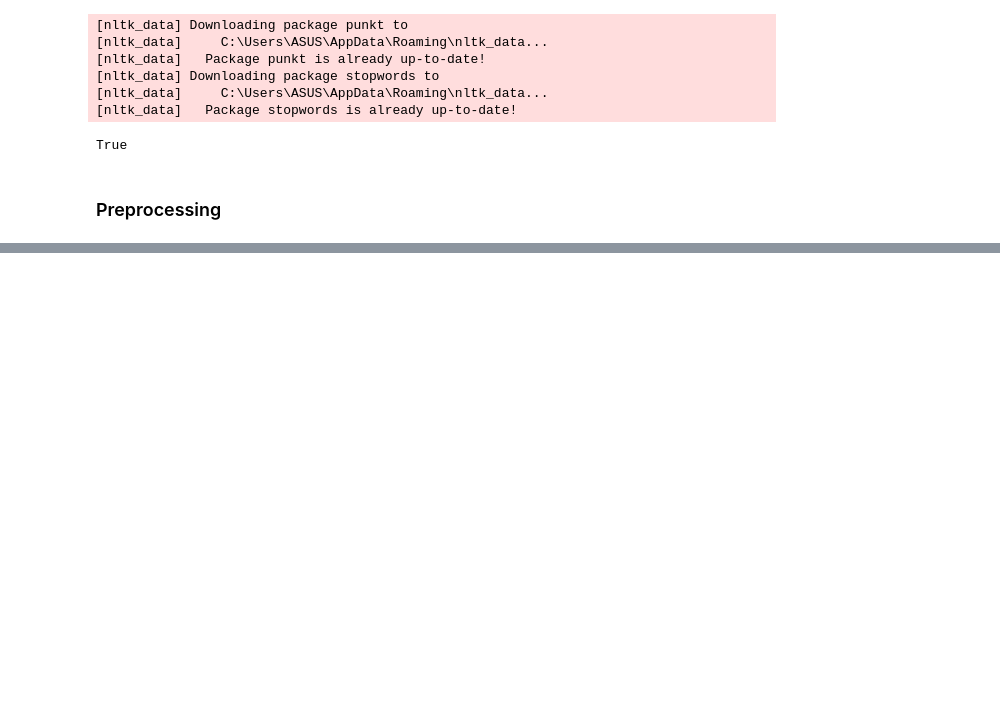
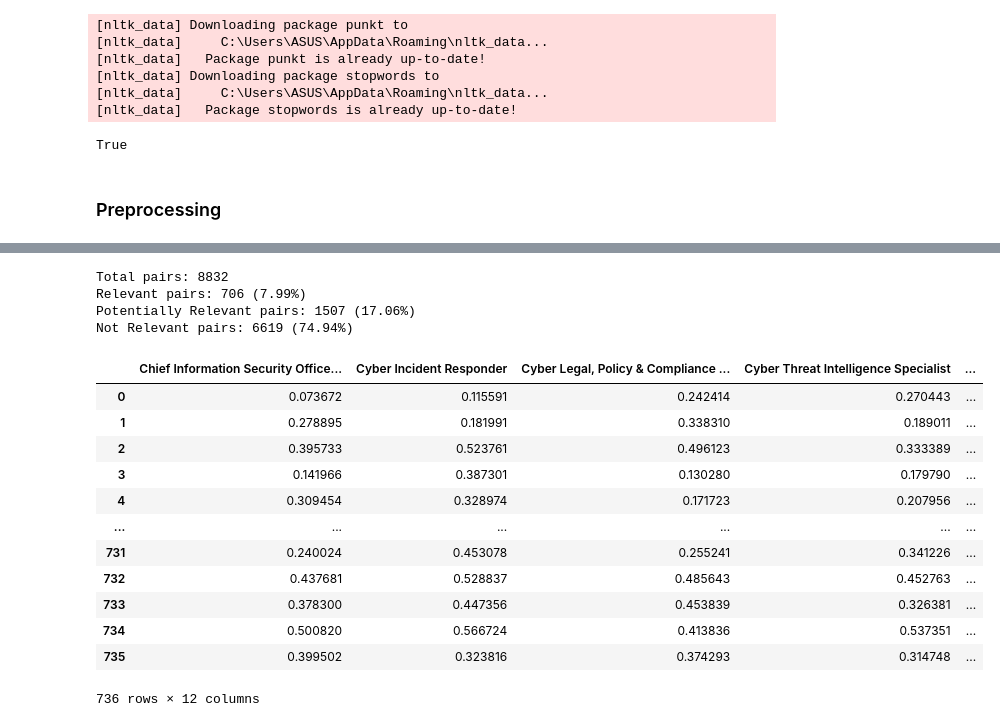
Before and after one commit to enzeeeh/ds-project, a Jupyter notebook: ds-lab2/main/main.ipynb, the cells around one changed output, grey strips where cells are left out. Drawn from its saved outputs; the diff is of its cells as text; code cells hidden in the pictures; blank space fills up the shorter version.

```diff
--- a/ds-lab2/main/main.ipynb
+++ b/ds-lab2/main/main.ipynb
@@ -383,0 +480,31 @@ Number of courses not aligned with any skill roles: 312
+# %%
+total_pairs = len(similarity_scores)
+relevant_count = (plot_df['Relevance Category'] == 'Relevant').sum()
+potentially_relevant_count = (plot_df['Relevance Category'] == 'Potentially Relevant').sum()
+not_relevant_count = (plot_df['Relevance Category'] == 'Not Relevant').sum()
+
+print(f"Total pairs: {total_pairs}")
+print(f"Relevant pairs: {relevant_count} ({relevant_count/total_pairs:.2%})")
+print(f"Potentially Relevant pairs: {potentially_relevant_count} ({potentially_relevant_count/total_pairs:.2%})")
+print(f"Not Relevant pairs: {not_relevant_count} ({not_relevant_count/total_pairs:.2%})")
+# %% [output]
+Total pairs: 8832
+Relevant pairs: 706 (7.99%)
+Potentially Relevant pairs: 1507 (17.06%)
+Not Relevant pairs: 6619 (74.94%)
+# %%
+similarity_df
+# %% [output]
+|  | Chief Information Security Office... | Cyber Incident Responder | Cyber Legal, Policy & Compliance ... | Cyber Threat Intelligence Specialist | ... |
+| 0 | 0.073672 | 0.115591 | 0.242414 | 0.270443 | ... |
+| 1 | 0.278895 | 0.181991 | 0.338310 | 0.189011 | ... |
+| 2 | 0.395733 | 0.523761 | 0.496123 | 0.333389 | ... |
+| 3 | 0.141966 | 0.387301 | 0.130280 | 0.179790 | ... |
+| 4 | 0.309454 | 0.328974 | 0.171723 | 0.207956 | ... |
+| ... | ... | ... | ... | ... | ... |
+| 731 | 0.240024 | 0.453078 | 0.255241 | 0.341226 | ... |
+| 732 | 0.437681 | 0.528837 | 0.485643 | 0.452763 | ... |
+| 733 | 0.378300 | 0.447356 | 0.453839 | 0.326381 | ... |
+| 734 | 0.500820 | 0.566724 | 0.413836 | 0.537351 | ... |
+| 735 | 0.399502 | 0.323816 | 0.374293 | 0.314748 | ... |
+736 rows × 12 columns
```
Also changed, not shown: parts of 7 cells of this notebook, 3 other files.
